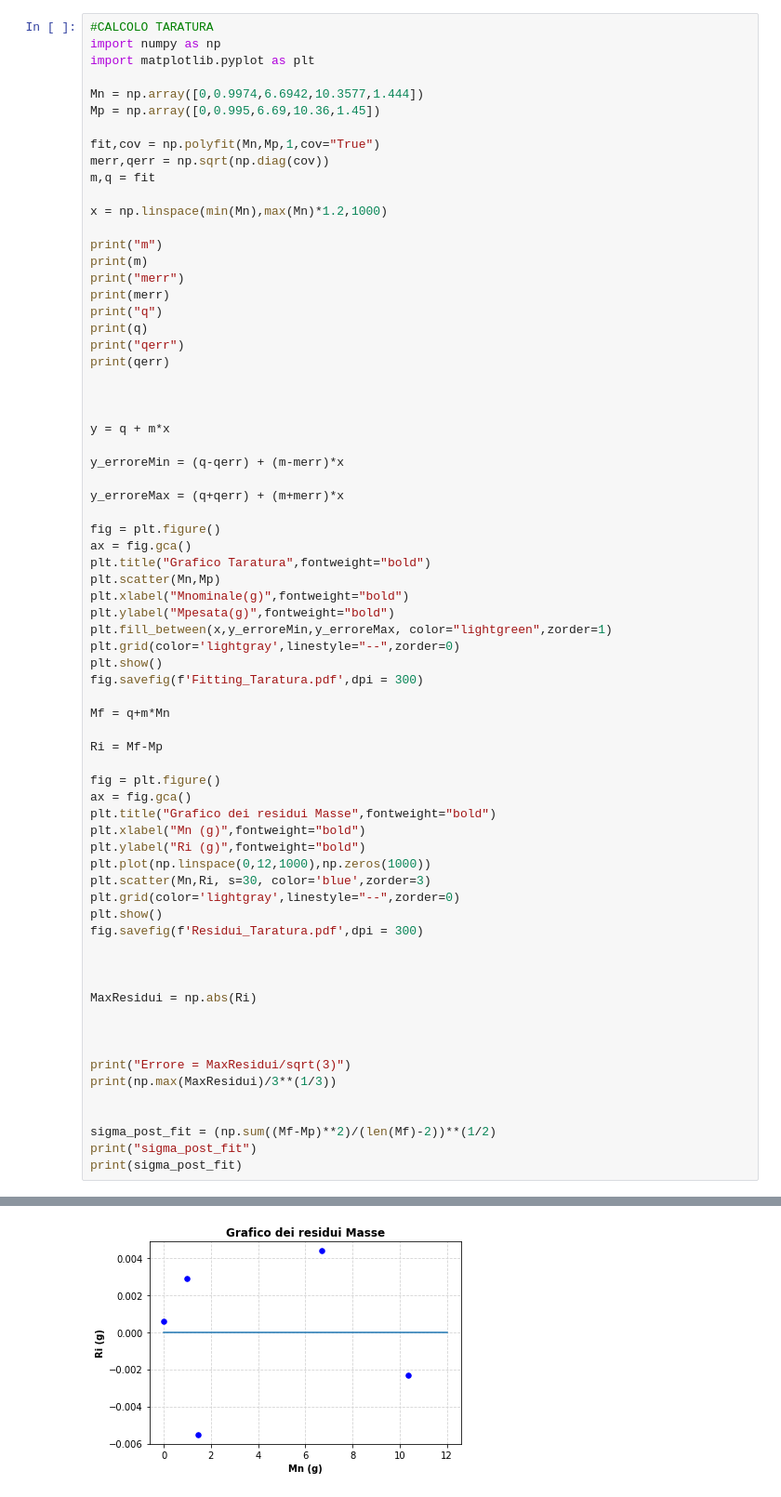
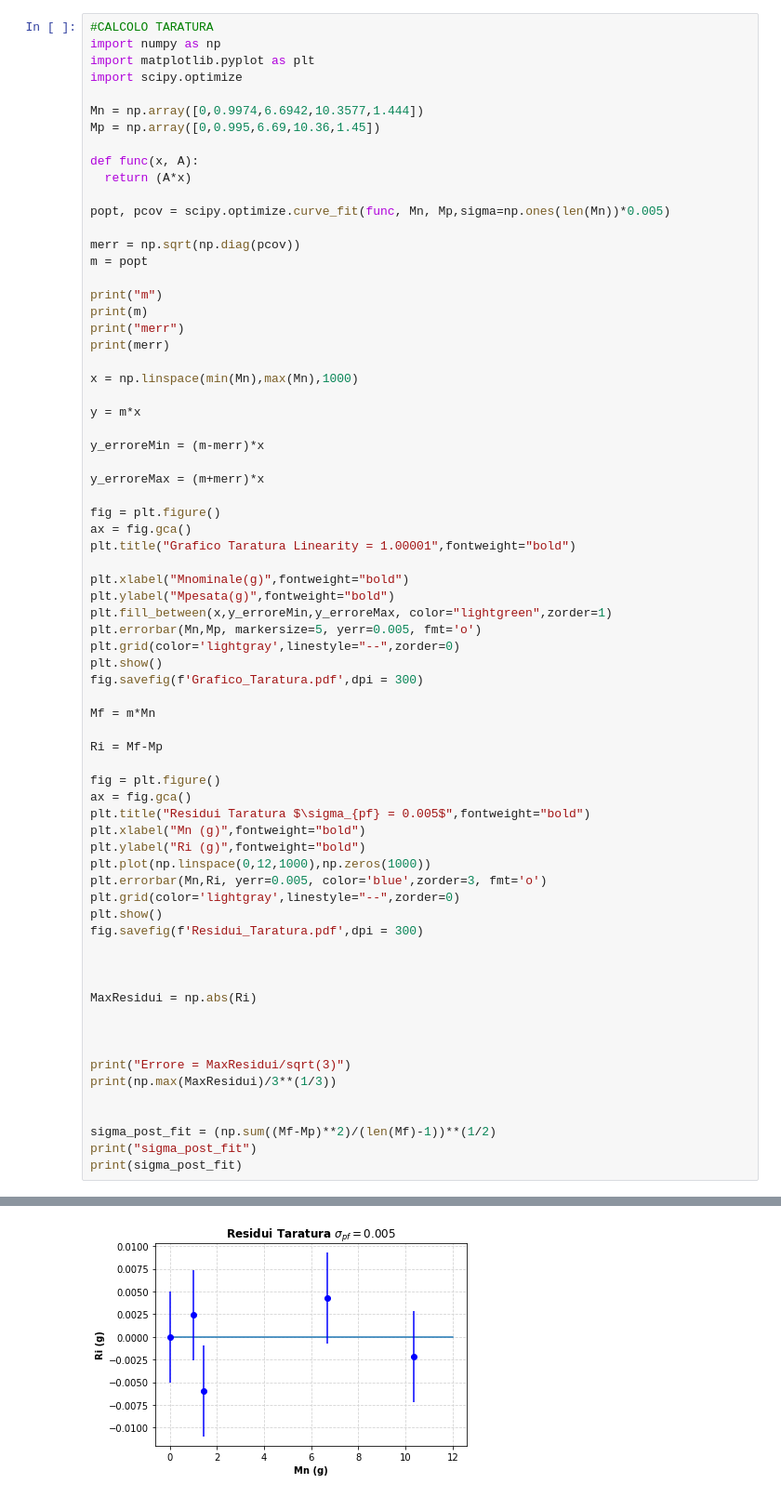
Before and after one commit to Vayxen/Lab2-E5, a Jupyter notebook: code/Analisi_Completa_Taratura.ipynb, the cells around one changed output, grey strips where cells are left out. Shown: that part at 93% size. Saved outputs shown, nothing was run; the diff lists cells and outputs as text.

```diff
--- a/code/Analisi_Completa_Taratura.ipynb
+++ b/code/Analisi_Completa_Taratura.ipynb
@@ -2,55 +2,55 @@
 #CALCOLO TARATURA
 import numpy as np
 import matplotlib.pyplot as plt
+import scipy.optimize
 
 Mn = np.array([0,0.9974,6.6942,10.3577,1.444])
 Mp = np.array([0,0.995,6.69,10.36,1.45])
 
-fit,cov = np.polyfit(Mn,Mp,1,cov="True")
-merr,qerr = np.sqrt(np.diag(cov))
-m,q = fit
+def func(x, A):
+  return (A*x)
 
-x = np.linspace(min(Mn),max(Mn)*1.2,1000)
+popt, pcov = scipy.optimize.curve_fit(func, Mn, Mp,sigma=np.ones(len(Mn))*0.005)
+
+merr = np.sqrt(np.diag(pcov))
+m = popt
 
 print("m")
 print(m)
 print("merr")
 print(merr)
-print("q")
-print(q)
-print("qerr")
-print(qerr)
 
+x = np.linspace(min(Mn),max(Mn),1000)
 
+y = m*x
 
-y = q + m*x
+y_erroreMin = (m-merr)*x
 
-y_erroreMin = (q-qerr) + (m-merr)*x
-
-y_erroreMax = (q+qerr) + (m+merr)*x
+y_erroreMax = (m+merr)*x
 
 fig = plt.figure()
 ax = fig.gca()
-plt.title("Grafico Taratura",fontweight="bold")
-plt.scatter(Mn,Mp)
+plt.title("Grafico Taratura Linearity = 1.00001",fontweight="bold")
+
 plt.xlabel("Mnominale(g)",fontweight="bold")
 plt.ylabel("Mpesata(g)",fontweight="bold")
 plt.fill_between(x,y_erroreMin,y_erroreMax, color="lightgreen",zorder=1)
+plt.errorbar(Mn,Mp, markersize=5, yerr=0.005, fmt='o')
 plt.grid(color='lightgray',linestyle="--",zorder=0)
 plt.show()
-fig.savefig(f'Fitting_Taratura.pdf',dpi = 300)
+fig.savefig(f'Grafico_Taratura.pdf',dpi = 300)
 
-Mf = q+m*Mn
+Mf = m*Mn
 
 Ri = Mf-Mp
 
 fig = plt.figure()
 ax = fig.gca()
-plt.title("Grafico dei residui Masse",fontweight="bold")
+plt.title("Residui Taratura $\sigma_{pf} = 0.005$",fontweight="bold")
 plt.xlabel("Mn (g)",fontweight="bold")
 plt.ylabel("Ri (g)",fontweight="bold")
 plt.plot(np.linspace(0,12,1000),np.zeros(1000))
-plt.scatter(Mn,Ri, s=30, color='blue',zorder=3)
+plt.errorbar(Mn,Ri, yerr=0.005, color='blue',zorder=3, fmt='o')
 plt.grid(color='lightgray',linestyle="--",zorder=0)
 plt.show()
 fig.savefig(f'Residui_Taratura.pdf',dpi = 300)
@@ -65,7 +65,7 @@ print("Errore = MaxResidui/sqrt(3)")
 print(np.max(MaxResidui)/3**(1/3))
 
 
-sigma_post_fit = (np.sum((Mf-Mp)**2)/(len(Mf)-2))**(1/2)
+sigma_post_fit = (np.sum((Mf-Mp)**2)/(len(Mf)-1))**(1/2)
 print("sigma_post_fit")
 print(sigma_post_fit)
 # %% [output]
@@ -81,2 +77,2 @@ qerr
-[figure, old version]
+[figure, new version]
 Errore = MaxResidui/sqrt(3)
```
Also changed, not shown: parts of 1 cell of this notebook, 6 other files.
